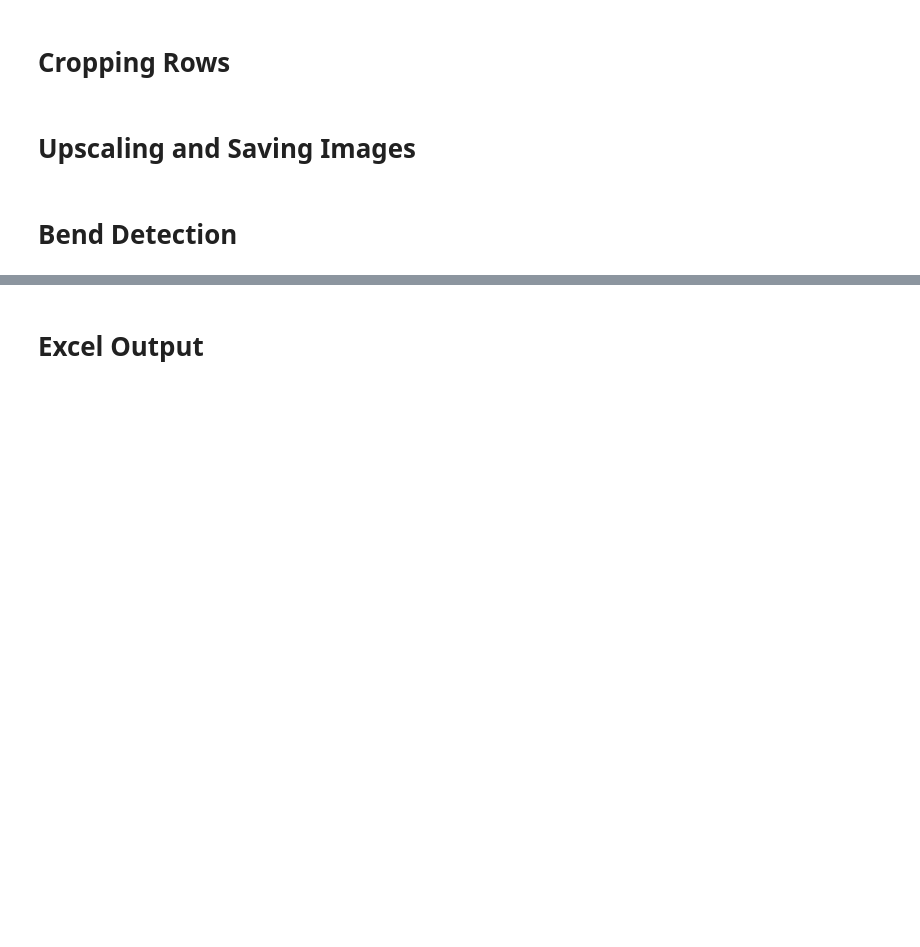
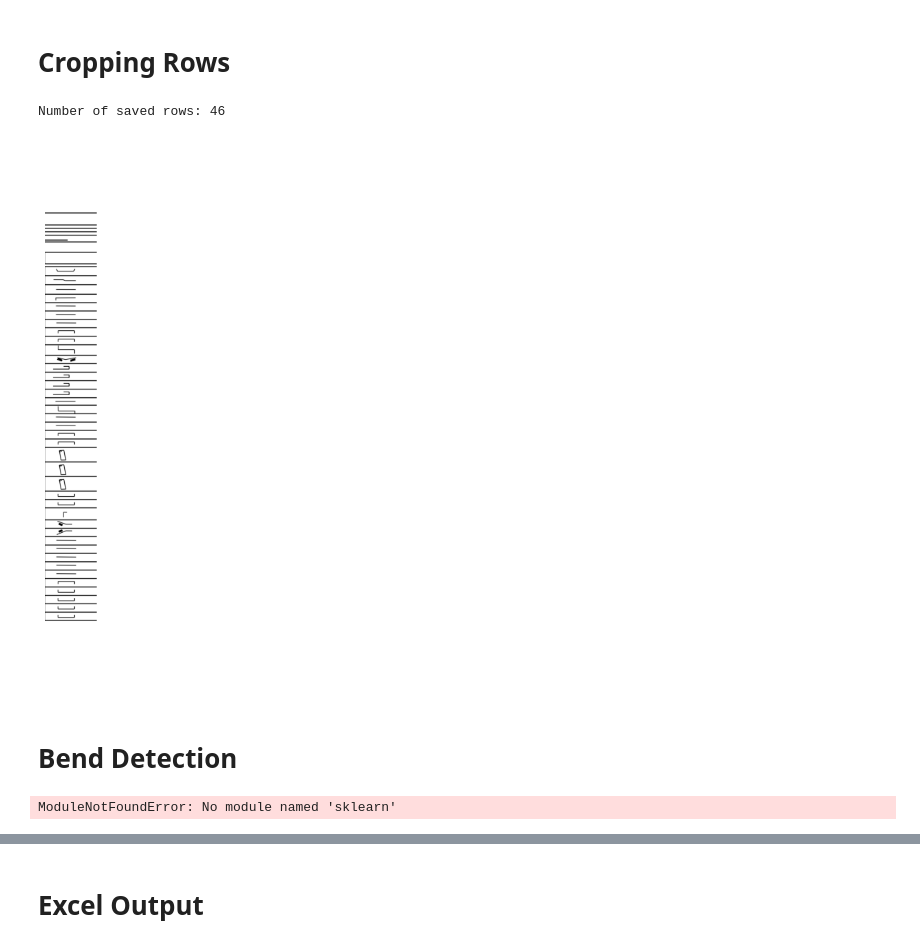
Before and after one commit to NIKHIL0653/Bend-Detection-and-Image-Classification, a Jupyter notebook: Main/Framework.ipynb, the cells around one changed output, grey strips where cells are left out. Saved outputs shown, nothing was run; the diff lists cells and outputs as text; code cells hidden in the pictures; blank space fills up the shorter version.

```diff
--- a/Main/Framework.ipynb
+++ b/Main/Framework.ipynb
@@ -121,14 +200,14 @@ def is_image_blank(image, blank_threshold=0.98, min_non_blank_pixels=100):
 # Read the cropped column image
 cropped_column_img = cv2.imread("cropped_column.png", cv2.IMREAD_GRAYSCALE)
 
-# Apply Gaussian blur to reduce noise
-blurred_img = cv2.GaussianBlur(cropped_column_img, (5, 5), 0)
+# # Apply Gaussian blur to reduce noise
+# blurred_img = cv2.GaussianBlur(cropped_column_img, (5, 5), 0)
 
 # Apply adaptive thresholding to binarize the image
-binary_image_adaptive = cv2.adaptiveThreshold(blurred_img, 255, cv2.ADAPTIVE_THRESH_MEAN_C, cv2.THRESH_BINARY_INV, 11, 5)
+binary_image_adaptive = cv2.adaptiveThreshold(img, 255, cv2.ADAPTIVE_THRESH_MEAN_C, cv2.THRESH_BINARY_INV, 11, 5)
 
 # Apply morphological closing to connect nearby edges and smoothen the lines
-kernel = np.ones((1, 5), np.uint8)
+kernel = np.ones((5, 5), np.uint8)
 closed_img = cv2.morphologyEx(binary_image_adaptive, cv2.MORPH_CLOSE, kernel)
 
 # Find horizontal lines using morphological operations
@@ -159,32 +238,33 @@ def crop_and_save_rows(lines):
     for i in range(len(lines) - 1):
         x1, y1, w1, h1 = cv2.boundingRect(lines[i])
         x2, y2, w2, h2 = cv2.boundingRect(lines[i + 1])
 
         # Crop the region between two horizontal lines
         row_img = cropped_column_img[y1 + h1 : y2, :]
 
         # Check if the cropped row has sufficient width and is not blank
         if row_img.shape[1] > 5 and not is_image_blank(row_img):
             # Save the cropped row image
             cv2.imwrite(os.path.join(output_folder, f"row_{i + 1}.png"), row_img)
 
 # Crop and save rows
 crop_and_save_rows(filtered_lines)
 
 # Print the number of saved rows
 num_rows_saved = len(os.listdir(output_folder))
 print(f"Number of saved rows: {num_rows_saved}")
 
 # Draw the filtered horizontal lines on a copy of the original image
 lines_img = cv2.cvtColor(cropped_column_img, cv2.COLOR_GRAY2BGR)
 for line in filtered_lines:
     x, y, w, h = cv2.boundingRect(line)
     cv2.rectangle(lines_img, (x, y), (x + w, y + h), (0, 255, 0), 2)
 
 # Display the image with filtered horizontal lines
 plt.figure(figsize=(10, 10))
 plt.imshow(lines_img)
 plt.axis('off')
 plt.show()
+# %% [output]
+Number of saved rows: 46
+[figure, added]
-# %% [markdown]
-# Upscaling and Saving Images
@@ -278,9 +277,8 @@ import matplotlib.pyplot as plt
 import os
 from sklearn.cluster import DBSCAN
 
-def preprocess_image(image, kernel_size=(3, 3), blur_ksize=(5, 5), block_size=31, C=10):
+def preprocess_image(image, kernel_size=(3, 3), block_size=31, C=10):
     """Preprocess image by applying Gaussian blur and adaptive thresholding."""
-    blurred = cv2.GaussianBlur(image, blur_ksize, 0)
     binary_image = cv2.adaptiveThreshold(
         blurred, 255, cv2.ADAPTIVE_THRESH_GAUSSIAN_C, cv2.THRESH_BINARY_INV, block_size, C
     )
@@ -430,3 +428,5 @@ else:
     for image_file in image_files:
         image_path = os.path.join(image_folder, image_file)
         process_image(image_path)
+# %% [output]
+ModuleNotFoundError: No module named 'sklearn'
```
Also changed, not shown: parts of 10 cells of this notebook, 49 other files.
